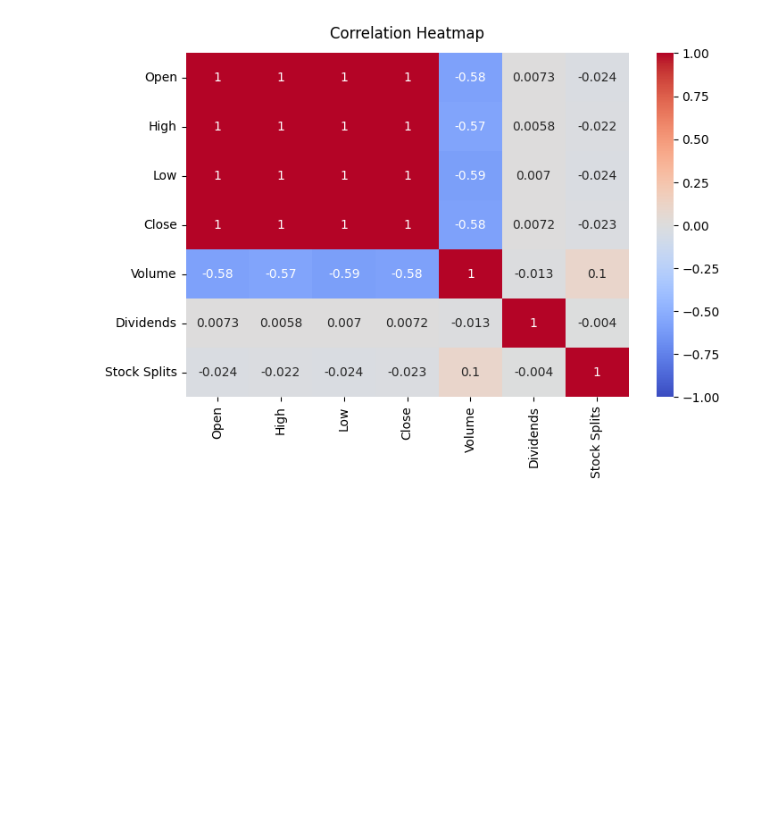
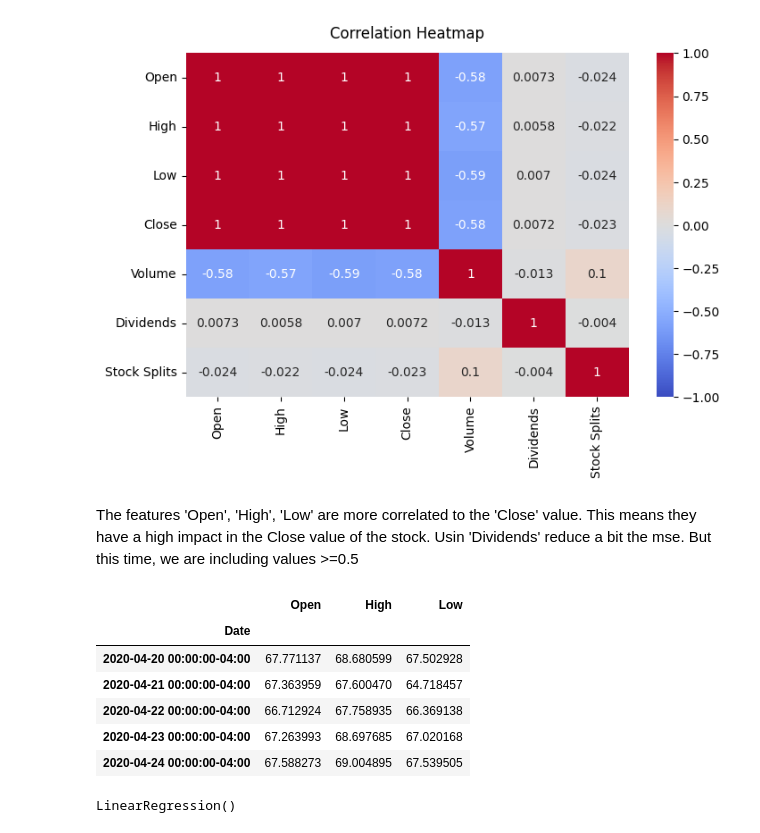
Before and after one commit to JorgeV20/Knowledge_Base_Chatbot, a Jupyter notebook: stocks/stocks.ipynb, the cells around one changed output. Saved outputs shown, nothing was run; the diff lists cells and outputs as text; code cells hidden in the pictures; blank space fills up the shorter version.

Commit message:
stocks notebook update

```diff
--- a/stocks/stocks.ipynb
+++ b/stocks/stocks.ipynb
@@ -89,3 +89,18 @@ heatmap.set_title('Correlation Heatmap', fontdict={'fontsize':12}, pad=12)
 # %% [output]
 Text(0.5, 1.0, 'Correlation Heatmap')
 [figure]
+# %% [markdown]
+The features 'Open', 'High', 'Low' are more correlated to the 'Close' value. This means they have a high impact in the Close value of the stock.
+Usin 'Dividends' reduce a bit the mse. But this time, we are including values >=0.5
+# %%
+X=X.drop(columns=['Volume','Dividends','Stock Splits'])
+# %%
+X.head()
+# %% [output]
+|  | Open | High | Low |
+| Date |  |  |  |
+| 2020-04-20 00:00:00-04:00 | 67.771137 | 68.680599 | 67.502928 |
+| 2020-04-21 00:00:00-04:00 | 67.363959 | 67.600470 | 64.718457 |
+| 2020-04-22 00:00:00-04:00 | 66.712924 | 67.758935 | 66.369138 |
+| 2020-04-23 00:00:00-04:00 | 67.263993 | 68.697685 | 67.020168 |
+| 2020-04-24 00:00:00-04:00 | 67.588273 | 69.004895 | 67.539505 |
@@ -91,0 +117,4 @@ Text(0.5, 1.0, 'Correlation Heatmap')
+# %%
+model.fit(X_train,y_train)
+# %% [output]
+LinearRegression()
```
Also changed, not shown: parts of 10 cells of this notebook.
